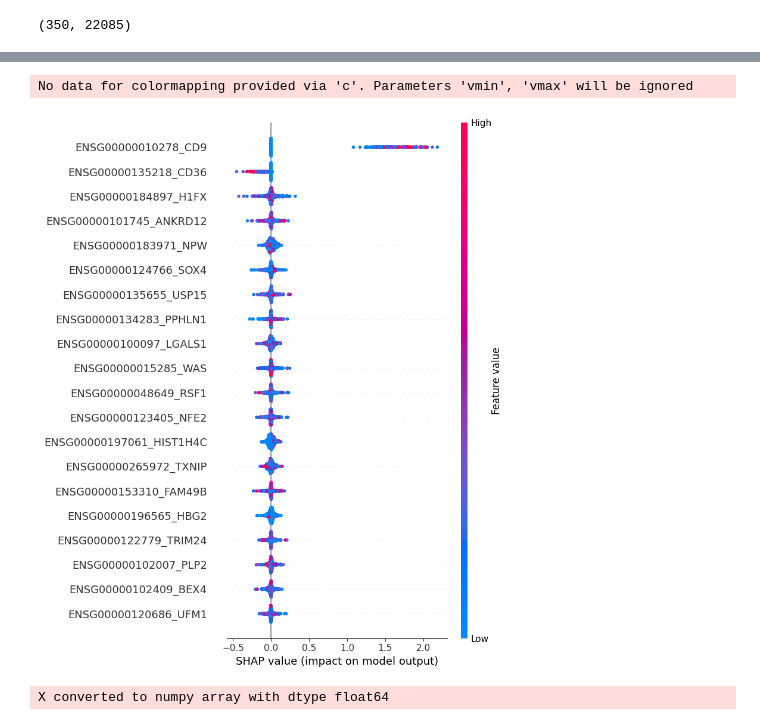
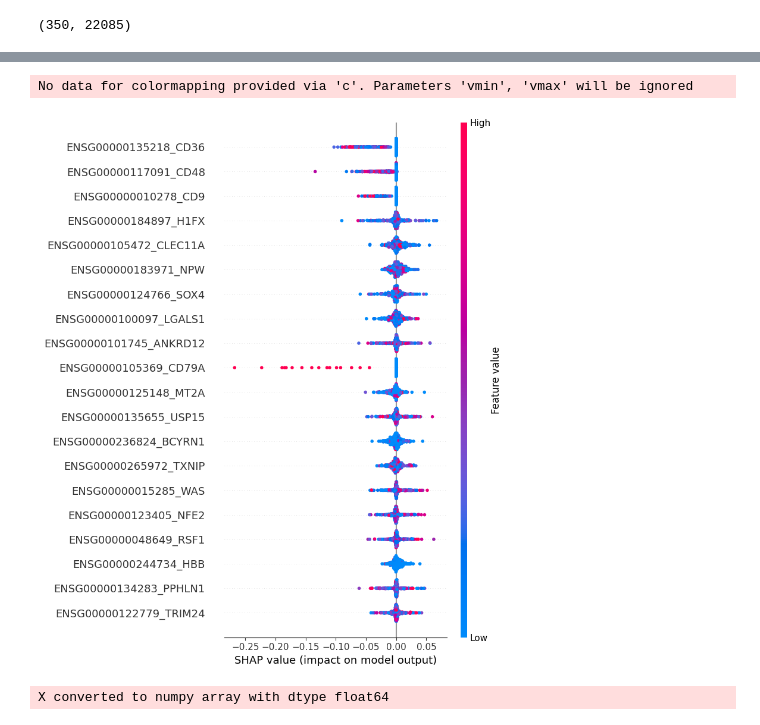
Before and after one commit to valentina-kg/open-problems-multimodal-3rd-solution, a Jupyter notebook: code/4.model/pred/plotting.ipynb, the cells around one changed output, grey strips where cells are left out. Drawn from its saved outputs; the diff is of its cells as text; code cells hidden in the pictures.

```diff
--- a/code/4.model/pred/plotting.ipynb
+++ b/code/4.model/pred/plotting.ipynb
@@ -294,11 +294,11 @@ attr_all_22085_genes[0].shape
 # %% [output]
 (350, 22085)
 # %%
- attr_beeswarm(attr_all_22085_genes, xtest_all_genes, get_protein_idx('CD9'))   # CD274 interesting
+ attr_beeswarm(attr_all_22085_genes, xtest_all_genes, get_protein_idx('CD274'))   # CD274 interesting
 # %% [output]
 [interactive output not drawn]
 No data for colormapping provided via 'c'. Parameters 'vmin', 'vmax' will be ignored
-[figure, old version]
+[figure, new version]
 # %%
 get_plot_per_cell_type(attr_all_22085_genes, ad.AnnData(X=xtest_all_genes, obs=xtest.obs, dtype=xtest_all_genes.dtypes), 0, save=True, filename='attr_16_50_samples_p', all_attr=True)
 # %% [output]
```
Also changed, not shown: 5 other files.
